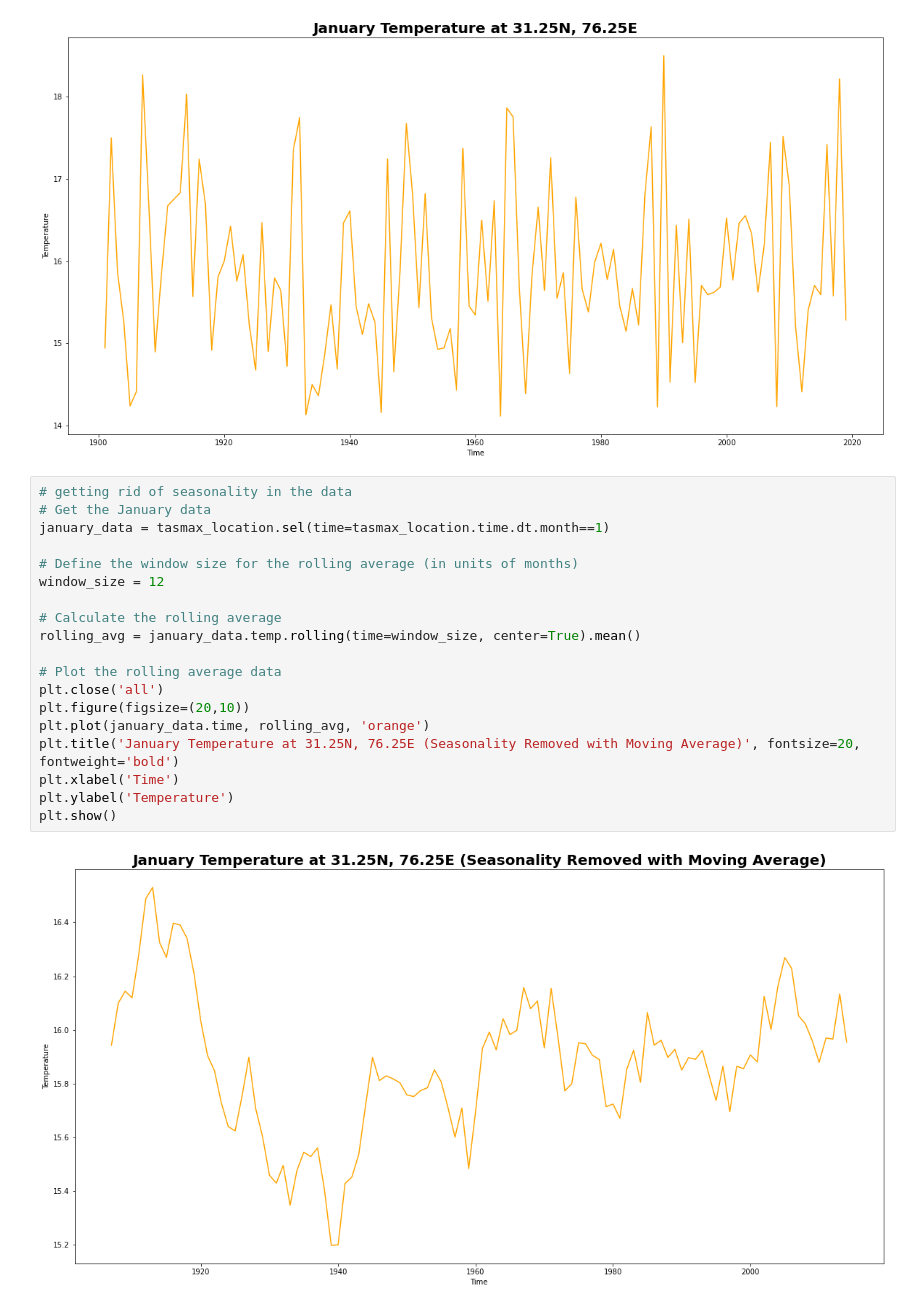
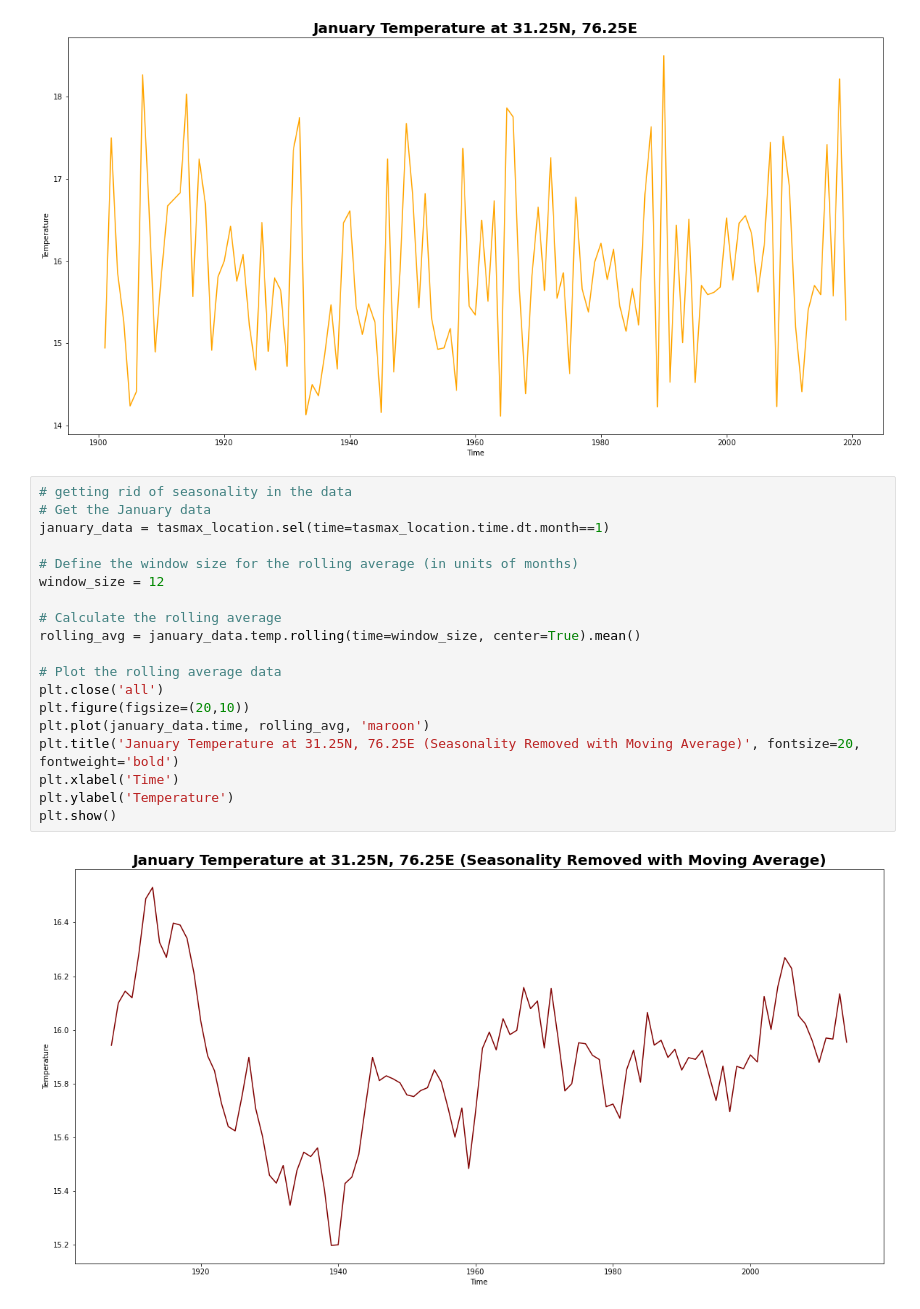
Before and after one commit to alliajagbe/time-series, a Jupyter notebook: timedata2.ipynb, the cells around one changed output. Saved outputs shown, nothing was run; the diff lists cells and outputs as text.

```diff
--- a/timedata2.ipynb
+++ b/timedata2.ipynb
@@ -131,21 +131,21 @@ plt.show()
 # %%
 # getting rid of seasonality in the data
 # Get the January data
 january_data = tasmax_location.sel(time=tasmax_location.time.dt.month==1)
 
 # Define the window size for the rolling average (in units of months)
 window_size = 12
 
 # Calculate the rolling average
 rolling_avg = january_data.temp.rolling(time=window_size, center=True).mean()
 
 # Plot the rolling average data
 plt.close('all')
 plt.figure(figsize=(20,10))
-plt.plot(january_data.time, rolling_avg, 'orange')
+plt.plot(january_data.time, rolling_avg, 'maroon')
 plt.title('January Temperature at 31.25N, 76.25E (Seasonality Removed with Moving Average)', fontsize=20, fontweight='bold')
 plt.xlabel('Time')
 plt.ylabel('Temperature')
 plt.show()
 # %% [output]
-[figure, old version]
+[figure, new version]
```
